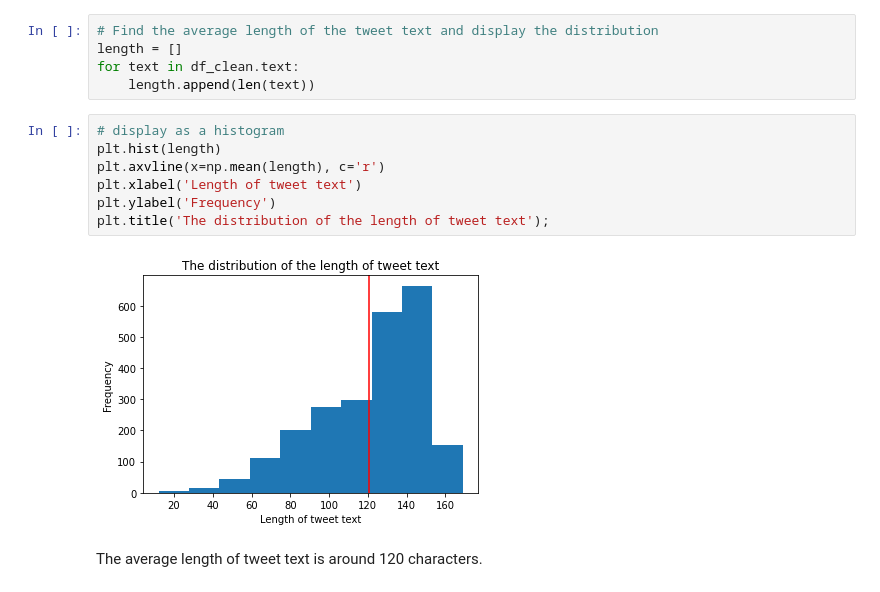
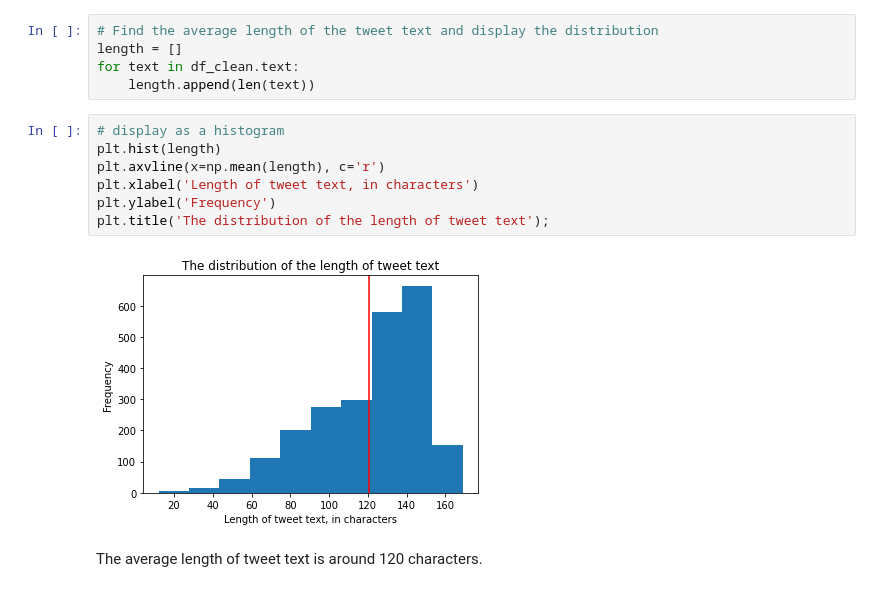
Before and after one commit to jackycwwang/data_wrangling_project, a Jupyter notebook: wrangle_act.ipynb, the cells around one changed output. Drawn from its saved outputs; the diff is of its cells as text.

```diff
--- a/wrangle_act.ipynb
+++ b/wrangle_act.ipynb
@@ -1305,12 +1305,12 @@ for text in df_clean.text:
 # %%
 # display as a histogram
 plt.hist(length)
 plt.axvline(x=np.mean(length), c='r')
-plt.xlabel('Length of tweet text')
+plt.xlabel('Length of tweet text, in characters')
 plt.ylabel('Frequency')
 plt.title('The distribution of the length of tweet text');
 # %% [output]
-[figure, old version]
+[figure, new version]
 # %% [markdown]
 The average length of tweet text is around 120 characters.
 # %% [markdown]
```
Also changed, not shown: parts of 12 cells of this notebook, 2 other files.
